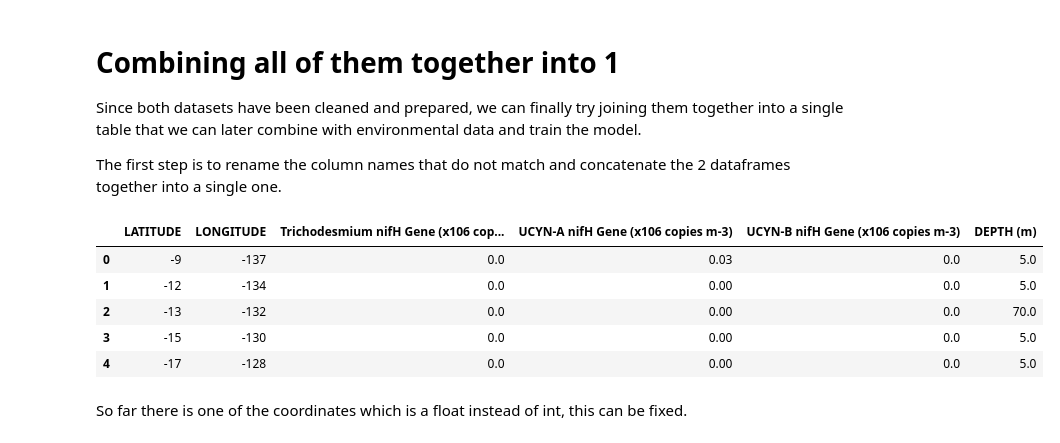
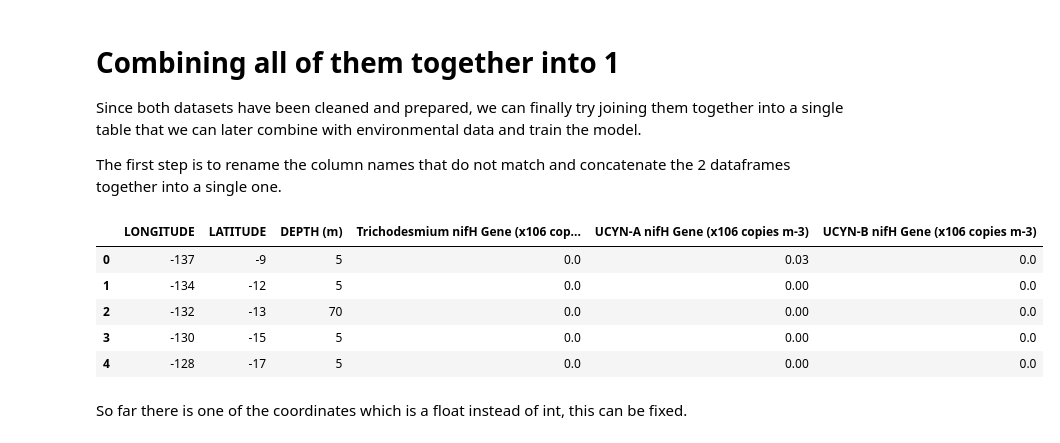
Before and after one commit to systemsecologygroup/N2-fixers-in-the-ocean, a Jupyter notebook: new_approach/obs_nifh.ipynb, the cells around one changed output. Drawn from its saved outputs; the diff is of its cells as text; code cells hidden in the pictures.

```diff
--- a/new_approach/obs_nifh.ipynb
+++ b/new_approach/obs_nifh.ipynb
@@ -49,8 +52,13 @@ dzdb_2024_nifh = pd.read_csv(
     keep_default_na=False,
     na_values=[""]
 )
+
+#we rename the mismatched column to match the other datasets
+rename_map = {"Total UCYN-A nifH Gene (x106 copies m-3)":"UCYN-A nifH Gene (x106 copies m-3)"}
+dzdb_2024_nifh.rename(columns=rename_map, inplace=True)
+
+#basic data is printed
 print(dzdb_2024_nifh.info())
-dzdb_2024_nifh.head()
 # %% [output]
 <class 'pandas.core.frame.DataFrame'>
 RangeIndex: 5580 entries, 0 to 5579
@@ -331,0 +245,3 @@ plotColsOnMap(tang_cols,tang_nifh_rnd)
+# %%
+tang_nifh_final = prePrNifh(tang_nifh)
+tang_nifh_final.to_csv("../csv/features/tang.csv",index=False)
@@ -409,15 +293,26 @@ None
 # %%
 #we keep only the necessary columns and convert them to numbers
 shio_keep = ["Longitude","Latitude", "Maximum abundance of UCYN-A"]
-setND(shio_nifh, shio_keep)
+shio_y = ["UCYN-A nifH Gene (x106 copies m-3)"]
+shio_cord = ["LONGITUDE","LATITUDE"]
 
-removeRed(shio_keep,shio_nifh)
-objToNum(shio_nifh)
 
-#empty rows are removed and columns renamed to match the other datasets
-shio_keep_data = removeEmptyRows(["Maximum abundance of UCYN-A"],shio_nifh)
+shio_nifh = pd.read_csv(
+    "../csv/nifh/Shiozaki_NatGeosc_2020_Data_nifh.csv",
+    keep_default_na=False,
+    na_values=[""]
+)
+shio_nifh.drop(0,inplace=True)
+print(shio_nifh.info())
+shio_nifh.head()
+
+#rename the columns
 rename_shio = {"Longitude":"LONGITUDE","Latitude":"LATITUDE","Maximum abundance of UCYN-A":"UCYN-A nifH Gene (x106 copies m-3)"}
-shio_renamed = shio_keep_data.rename(columns=rename_shio)
+shio_nifh.rename(columns=rename_shio, inplace=True)
 
-shio_renamed.info()
+shio_final=prePrNifh(shio_nifh, y_col=shio_y, cord=shio_cord)
+
+#scale adjustment
+shio_final["UCYN-A nifH Gene (x106 copies m-3)"]=shio_final["UCYN-A nifH Gene (x106 copies m-3)"]/1000
+shio_final["DEPTH (m)"]=0
 # %% [output]
@@ -457,20 +378,16 @@ The first step is to rename the column names that do not match and concatenate t
 # %%
 #final data columns that we intend to keep
 bact_cols=['Trichodesmium nifH Gene (x106 copies m-3)','UCYN-A nifH Gene (x106 copies m-3)','UCYN-B nifH Gene (x106 copies m-3)']
 
-rename_map = {"Total UCYN-A nifH Gene (x106 copies m-3)":"UCYN-A nifH Gene (x106 copies m-3)"}
-
-#we rename the mismatched column and combine the results
-dzdb_2024_nifh_renamed = dzdb_2024_nifh_rnd.rename(columns=rename_map)
-combined_df = pd.concat([dzdb_2024_nifh_renamed, maredat_nifh_rnd, tang_nifh_rnd, shio_rnd])
+combined_df = pd.concat([dzdb_2024_nifh_final, maredat_nifh_final, tang_nifh_final, shio_final])
 
 combined_df.head()
 # %% [output]
-|  | LATITUDE | LONGITUDE | Trichodesmium nifH Gene (x106 cop... | UCYN-A nifH Gene (x106 copies m-3) | UCYN-B nifH Gene (x106 copies m-3) | DEPTH (m) |
-| 0 | -9 | -137 | 0.0 | 0.03 | 0.0 | 5.0 |
-| 1 | -12 | -134 | 0.0 | 0.00 | 0.0 | 5.0 |
-| 2 | -13 | -132 | 0.0 | 0.00 | 0.0 | 70.0 |
-| 3 | -15 | -130 | 0.0 | 0.00 | 0.0 | 5.0 |
-| 4 | -17 | -128 | 0.0 | 0.00 | 0.0 | 5.0 |
+|  | LONGITUDE | LATITUDE | DEPTH (m) | Trichodesmium nifH Gene (x106 cop... | UCYN-A nifH Gene (x106 copies m-3) | UCYN-B nifH Gene (x106 copies m-3) |
+| 0 | -137 | -9 | 5 | 0.0 | 0.03 | 0.0 |
+| 1 | -134 | -12 | 5 | 0.0 | 0.00 | 0.0 |
+| 2 | -132 | -13 | 70 | 0.0 | 0.00 | 0.0 |
+| 3 | -130 | -15 | 5 | 0.0 | 0.00 | 0.0 |
+| 4 | -128 | -17 | 5 | 0.0 | 0.00 | 0.0 |
 # %% [markdown]
 So far there is one of the coordinates which is a float instead of int, this can be fixed.
```
Also changed, not shown: parts of 42 cells of this notebook, 2 other files.
